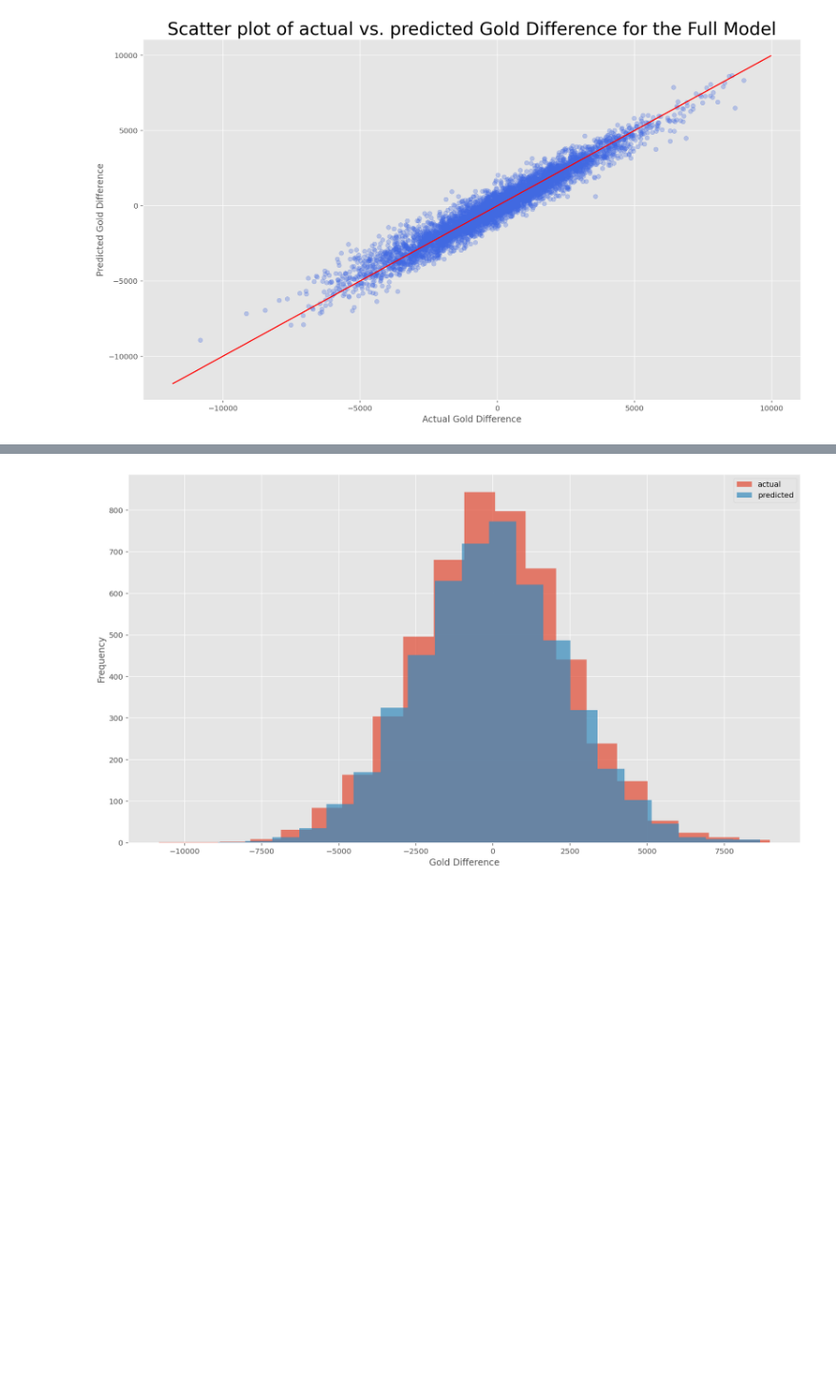
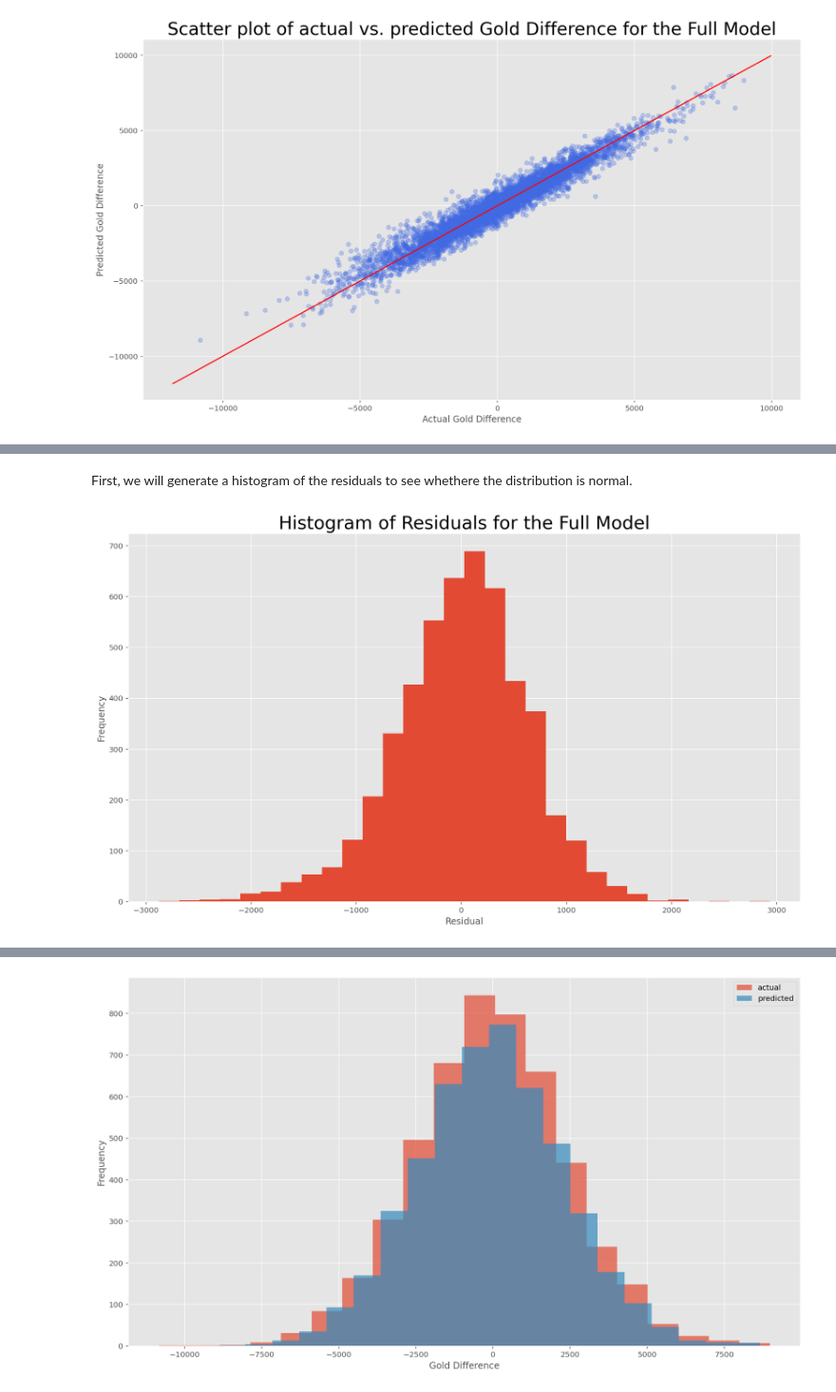
Before and after one commit to angelocarasig/lol_diamond_ranked_analysis, a Jupyter notebook: Phase2_Report.ipynb, the cells around one changed output, grey strips where cells are left out. Shown at 95% size. Drawn from its saved outputs; the diff is of its cells as text; code cells hidden in the pictures; blank space fills up the shorter version.

```diff
--- a/Phase2_Report.ipynb
+++ b/Phase2_Report.ipynb
@@ -205,0 +213,11 @@ plt.show();
+# %% [markdown]
+First, we will generate a histogram of the residuals to see whethere the distribution is normal.
+# %%
+plt.figure(figsize=(16, 9))
+plt.hist(residuals_full['residual'], bins = 30);
+plt.xlabel('Residual');
+plt.ylabel('Frequency');
+plt.title('Histogram of Residuals for the Full Model', fontsize=24);
+plt.show();
+# %% [output]
+[figure, added]
```
Also changed, not shown: parts of 11 cells of this notebook.
